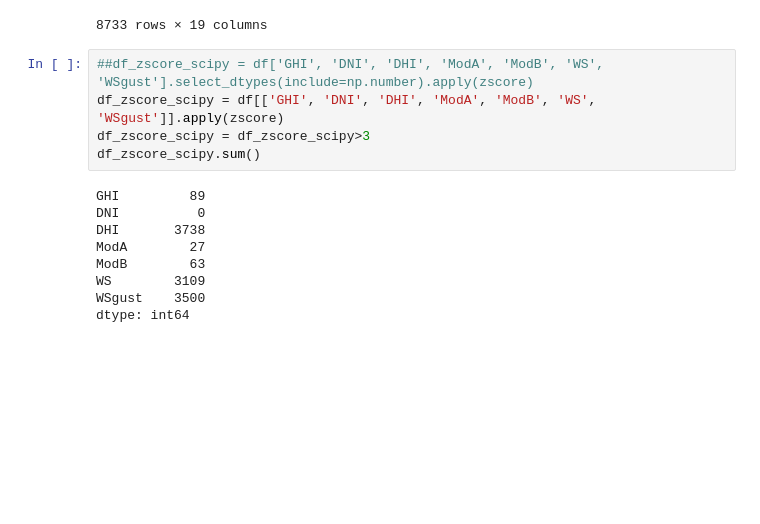
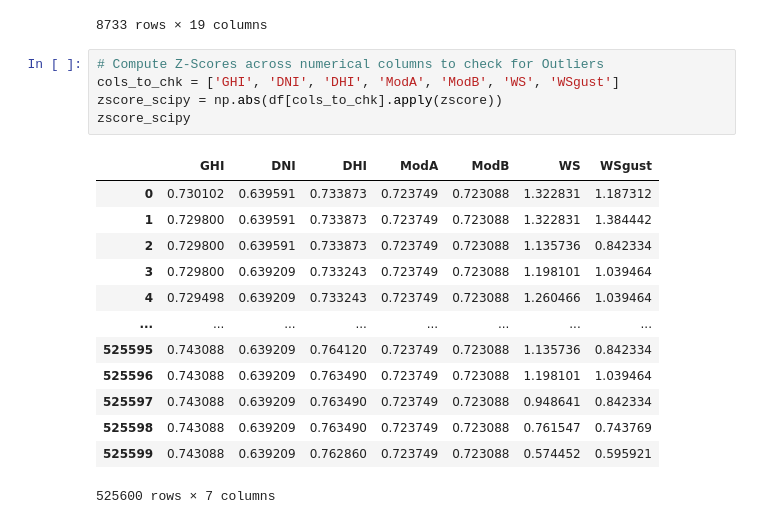
Before and after one commit to GrimVad3r/solar-challenge-week1, a Jupyter notebook: notebooks/benin_eda.ipynb, the cells around one changed output. Drawn from its saved outputs; the diff is of its cells as text; blank space fills up the shorter version.

```diff
--- a/notebooks/benin_eda.ipynb
+++ b/notebooks/benin_eda.ipynb
@@ -167,16 +155,21 @@ DHI_Outliers
 | 524965 | 2022-08-08 13:26 | 690.6 | 137.9 | 546.6 | 650.0 | 641.9 | 30.7 | 71.0 | 3.4 | 4.1 | 0.5 | ... |
 8733 rows × 19 columns
 # %%
-##df_zscore_scipy = df['GHI', 'DNI', 'DHI', 'ModA', 'ModB', 'WS', 'WSgust'].select_dtypes(include=np.number).apply(zscore)
-df_zscore_scipy = df[['GHI', 'DNI', 'DHI', 'ModA', 'ModB', 'WS', 'WSgust']].apply(zscore)
-df_zscore_scipy = df_zscore_scipy>3
-df_zscore_scipy.sum()
+# Compute Z-Scores across numerical columns to check for Outliers
+cols_to_chk = ['GHI', 'DNI', 'DHI', 'ModA', 'ModB', 'WS', 'WSgust']
+zscore_scipy = np.abs(df[cols_to_chk].apply(zscore))
+zscore_scipy
 # %% [output]
+|  | GHI | DNI | DHI | ModA | ModB | WS | WSgust |
+| 0 | 0.730102 | 0.639591 | 0.733873 | 0.723749 | 0.723088 | 1.322831 | 1.187312 |
+| 1 | 0.729800 | 0.639591 | 0.733873 | 0.723749 | 0.723088 | 1.322831 | 1.384442 |
+| 2 | 0.729800 | 0.639591 | 0.733873 | 0.723749 | 0.723088 | 1.135736 | 0.842334 |
+| 3 | 0.729800 | 0.639209 | 0.733243 | 0.723749 | 0.723088 | 1.198101 | 1.039464 |
+| 4 | 0.729498 | 0.639209 | 0.733243 | 0.723749 | 0.723088 | 1.260466 | 1.039464 |
+| ... | ... | ... | ... | ... | ... | ... | ... |
+| 525595 | 0.743088 | 0.639209 | 0.764120 | 0.723749 | 0.723088 | 1.135736 | 0.842334 |
+| 525596 | 0.743088 | 0.639209 | 0.763490 | 0.723749 | 0.723088 | 1.198101 | 1.039464 |
+| 525597 | 0.743088 | 0.639209 | 0.763490 | 0.723749 | 0.723088 | 0.948641 | 0.842334 |
+| 525598 | 0.743088 | 0.639209 | 0.763490 | 0.723749 | 0.723088 | 0.761547 | 0.743769 |
+| 525599 | 0.743088 | 0.639209 | 0.762860 | 0.723749 | 0.723088 | 0.574452 | 0.595921 |
-GHI         89
-DNI          0
-DHI       3738
-ModA        27
-ModB        63
-WS        3109
-WSgust    3500
-dtype: int64
+525600 rows × 7 columns
```
Also changed, not shown: parts of 18 cells of this notebook.
